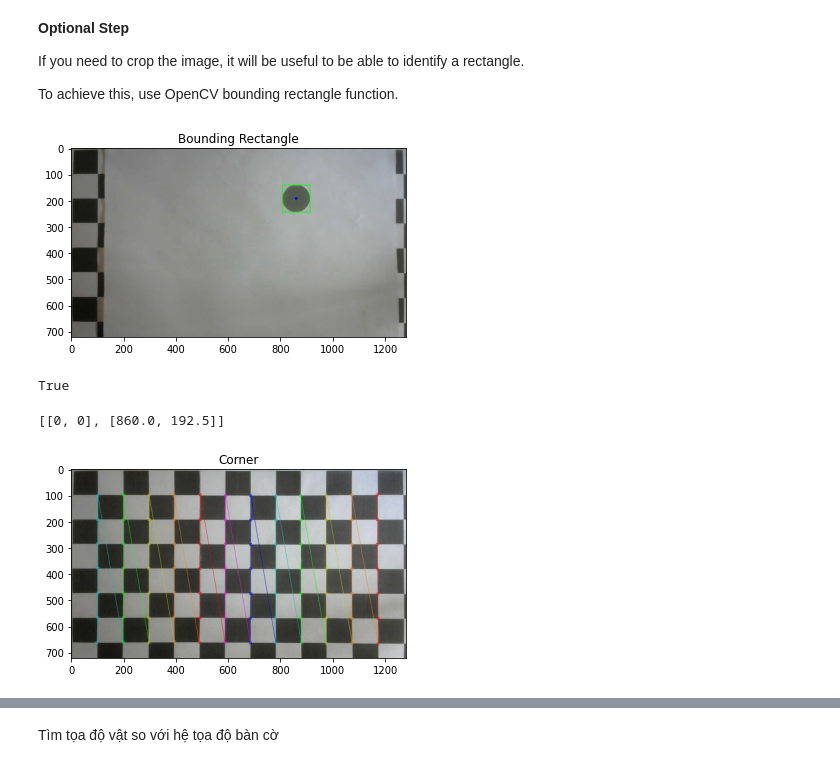
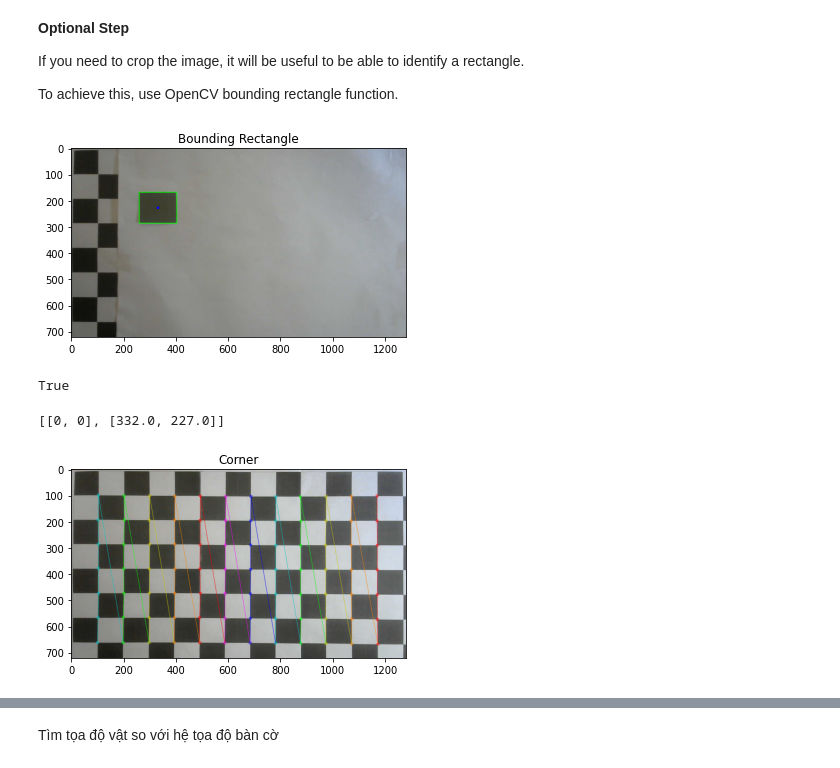
Before and after one commit to anh147/2D_Object, a Jupyter notebook: lego-set-object-recognition-example.ipynb, the cells around one changed output, grey strips where cells are left out. Saved outputs shown, nothing was run; the diff lists cells and outputs as text; code cells hidden in the pictures.

```diff
--- a/lego-set-object-recognition-example.ipynb
+++ b/lego-set-object-recognition-example.ipynb
@@ -35,10 +35,10 @@ def previewImg(text,img_preview,grayscale=False):
 Let's load the starting point.  The example image and it's background.
 # %%
 #load the example.  It is a white piece, the most difficult to detect!
-img_example=cv2.imread('image5/18.jpg')
+img_example=cv2.imread('image6/12.jpg')
 
 #load a background, so we can extract it and make it easy to detect the object.
-img_bg=cv2.imread('image5/10.jpg')
+img_bg=cv2.imread('image6/10.jpg')
 # %% [markdown]
 **Staring Point**
 
@@ -220,39 +220,39 @@ To achieve this, use OpenCV bounding rectangle function.
 # %%
 # Display a Bounding Rectangle
 img_withrectangle=img_example.copy()
 count = 0
 
 #ma trận tâm các vật
 center = [0, 0]
 for i in validcontours:
     center_obj = []
     x,y,w,h = cv2.boundingRect(arr_cnt[i])
     center_obj = [x+w/2, y+h/2]
     center = [center, [x+w/2, y+h/2]]
 
     cv2.rectangle(img_withrectangle,(x,y),(x+w,y+h),(0,255,0),2)
     # previewImg('Bounding Rectangle',img_withrectangle)
     #Draw center rectangle
     img_withrectangle = cv2.circle(img_withrectangle, (int(x+w/2), int(y+h/2)), radius=0, color=(255, 0, 0), thickness=10)
 
     #ID object
     # image = cv2.putText(img_withrectangle, str(count), (x + 10, y-10), cv2.FONT_HERSHEY_SIMPLEX, 1,
     #              (0, 0, 255), 2, cv2.LINE_AA, False)
 
 
 
     count +=1
 
 
 previewImg('Bounding Rectangle',img_withrectangle)
-cv2.imwrite('image5/detect.jpg', img_withrectangle)
+cv2.imwrite('image6/detect.jpg', img_withrectangle)
 # %% [output]
-[figure, old version]
+[figure, new version]
 True
 # %%
 center
 # %% [output]
-[[0, 0], [860.0, 192.5]]
+[[0, 0], [332.0, 227.0]]
 # %%
 import glob
 # %%
@@ -265,7 +265,7 @@ objp[:,:2] = np.mgrid[0:boardWidth, 0:boardHeight].T.reshape(-1,2)
 objpoints = [] # 3d points in real world space
 imgpoints = [] # 2d points in image plane.
 # Make a list of calibration images
-images = glob.glob('image5/00.jpg')
+images = glob.glob('image6/00.jpg')
 # Step through the list and search for chessboard corners
 for idx, fname in enumerate(images):
     img = cv2.imread(fname)
@@ -287,7 +287,7 @@ for idx, fname in enumerate(images):
     else:
         print("Error")
 # %% [output]
-[figure, old version]
+[figure, new version]
 # %%
 for i in range (0, boardHeight*boardWidth):
     image = cv2.circle(img_withrectangle, (int(imgpoints[0][i][0][0]), int(imgpoints[0][i][0][1])), radius=0, color=(0, 0, 255), thickness=10)
```
Also changed, not shown: parts of 16 cells of this notebook, 6 other files.
